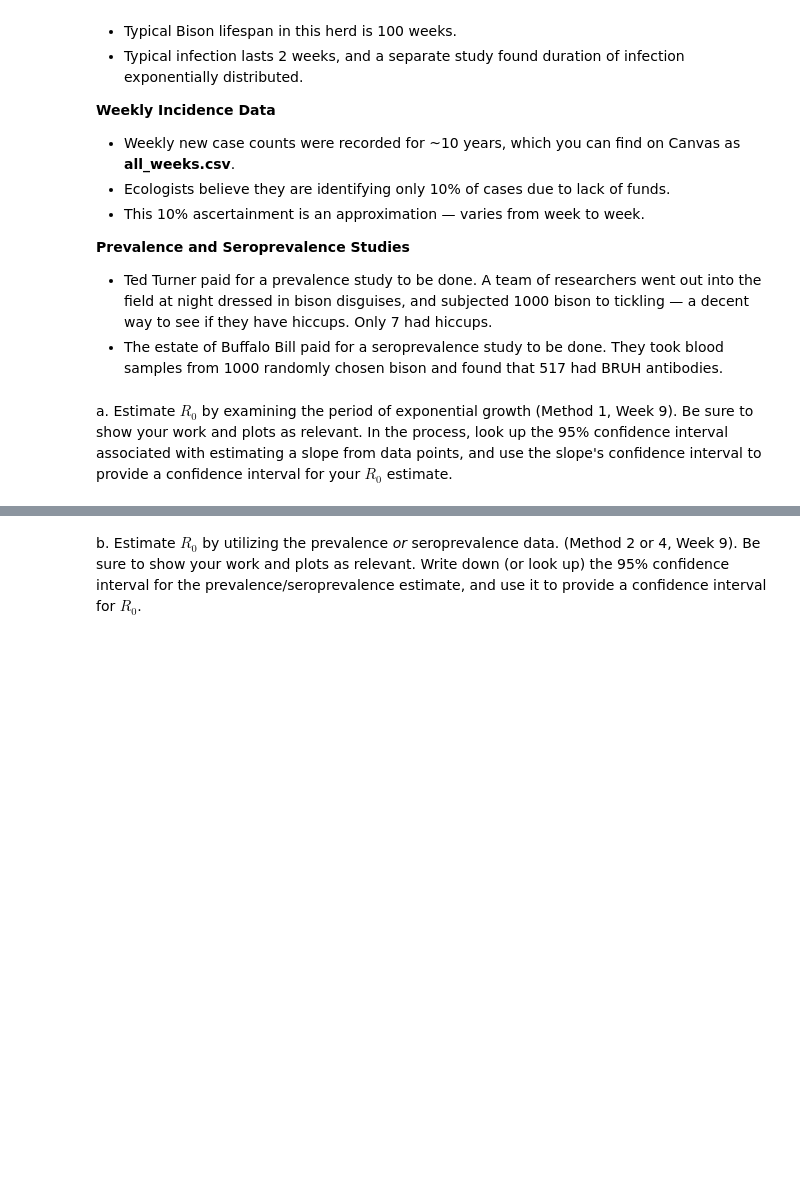
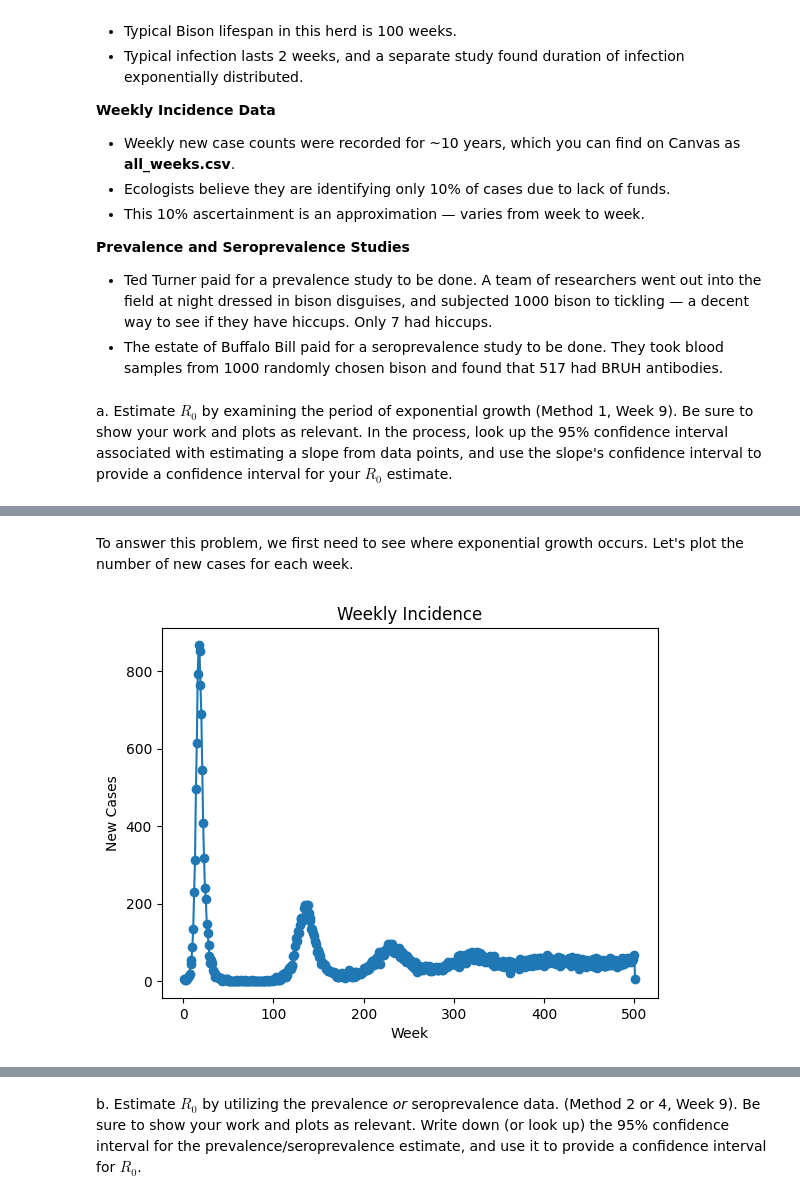
Before and after one commit to mathstud/csci5897, a Jupyter notebook: Homeworks/hw_4.ipynb, the cells around one changed output, grey strips where cells are left out. Drawn from its saved outputs; the diff is of its cells as text; code cells hidden in the pictures; blank space fills up the shorter version.

Commit message:
add hw4q1 answers

```diff
--- a/Homeworks/hw_4.ipynb
+++ b/Homeworks/hw_4.ipynb
@@ -26,0 +46,8 @@ a. Estimate $R_0$ by examining the period of exponential growth (Method 1, Week
+# %%
+# Load all_weeks.csv data
+import pandas as pd
+import numpy as np
+
+all_weeks_df = pd.read_csv('hw4_data/HW4_all_weeks.csv')
+print(len(all_weeks_df)) # 501 rows
+all_weeks_df.head()
@@ -26,0 +62,12 @@ a. Estimate $R_0$ by examining the period of exponential growth (Method 1, Week
+# %% [markdown]
+To answer this problem, we first need to see where exponential growth occurs. Let's plot the number of new cases for each week.
+# %%
+import matplotlib.pyplot as plt
+
+plt.plot(all_weeks_df['Week'], all_weeks_df['New Cases'], marker='o')
+plt.xlabel('Week')
+plt.ylabel('New Cases')
+plt.title('Weekly Incidence')
+plt.show()
+# %% [output]
+[figure, added]
```
Also changed, not shown: parts of 18 cells of this notebook, 2 other files.
